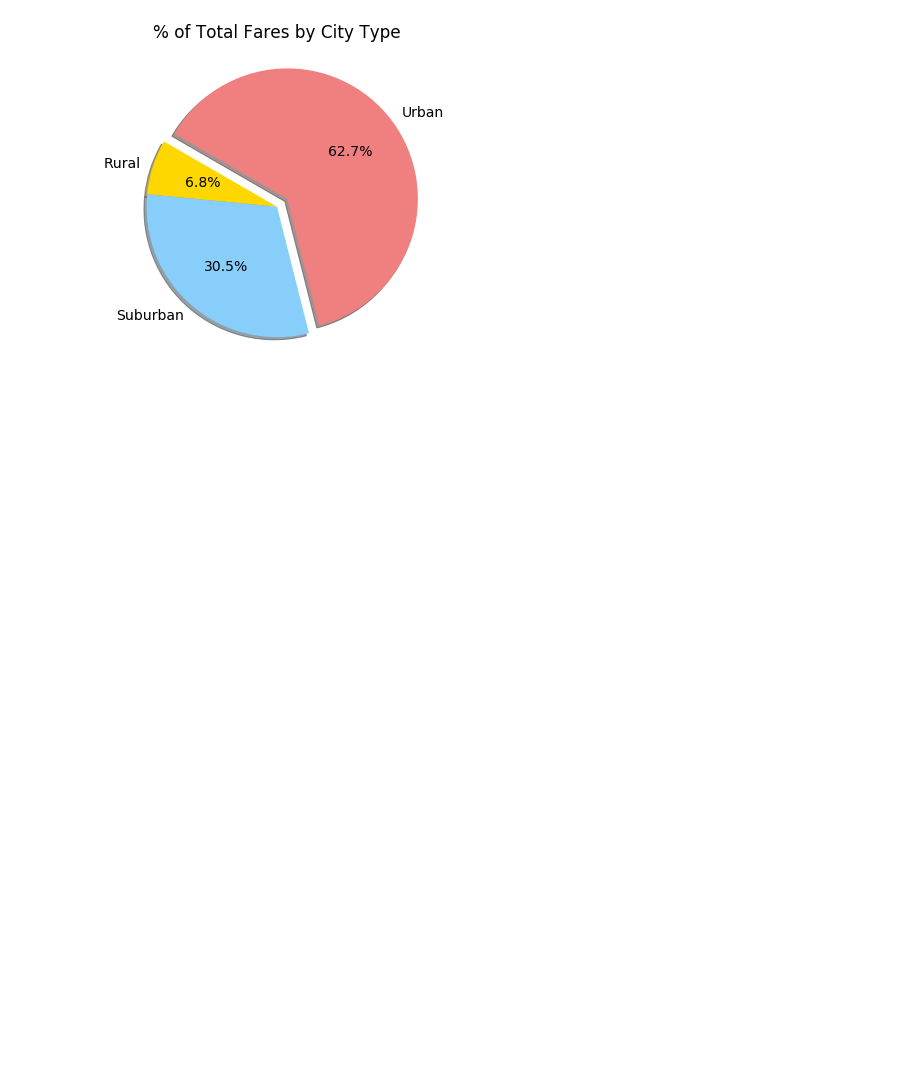
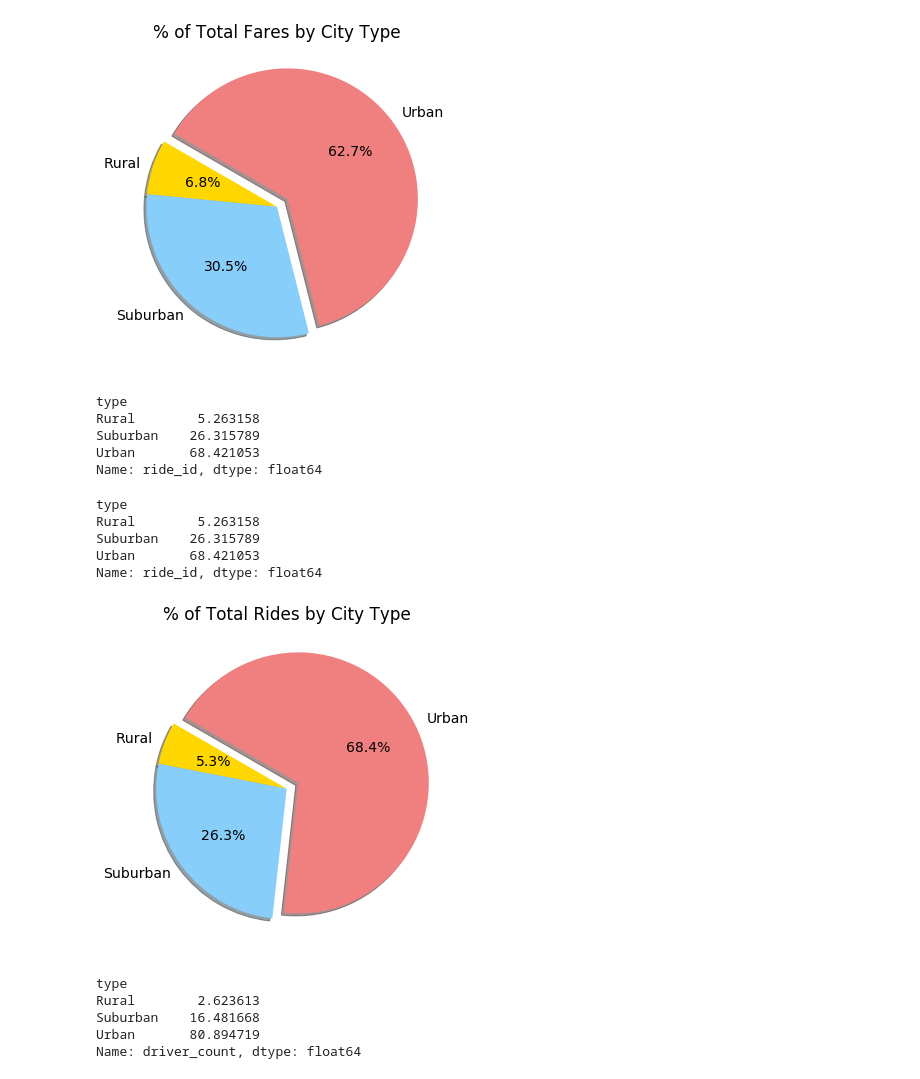
Before and after one commit to chrissycho/PyBer_Analysis, a Jupyter notebook: PyBer.ipynb, the cells around one changed output. Saved outputs shown, nothing was run; the diff lists cells and outputs as text; code cells hidden in the pictures; blank space fills up the shorter version.

Commit message:
Pie Charts

```diff
--- a/PyBer.ipynb
+++ b/PyBer.ipynb
@@ -1003,0 +1000,59 @@ plt.show()
+# %%
+# Build the percentage of total rides by city type pie chart.
+# 1. Get the total number of rides for each city type.
+total_number_rides_by_type= pyber_data_df.groupby(["type"]).count()["ride_id"]
+total_number_rides_by_type
+# 2. Get the total rides for all the city types.
+total_rides=pyber_data_df["ride_id"].count()
+# 3.Calculate the percentage of rides for each city type.
+ride_percents = 100 * pyber_data_df.groupby(["type"]).count()["ride_id"] / pyber_data_df["ride_id"].count()
+ride_percents
+# %% [output]
+type
+Rural        5.263158
+Suburban    26.315789
+Urban       68.421053
+Name: ride_id, dtype: float64
+# %%
+#OR this way
+ride_percent=100 * total_number_rides_by_type/total_rides
+ride_percent
+# %% [output]
+type
+Rural        5.263158
+Suburban    26.315789
+Urban       68.421053
+Name: ride_id, dtype: float64
+# %%
+# Build percentage of rides by city type pie chart.
+plt.subplots(figsize=(10, 6))
+plt.pie(ride_percents,
+    labels=["Rural", "Suburban", "Urban"],
+    colors=["gold", "lightskyblue", "lightcoral"],
+    explode=[0, 0, 0.1],
+    autopct='%1.1f%%',
+    shadow=True, startangle=150)
+plt.title("% of Total Rides by City Type")
+# Change the default font size from 10 to 14.
+mpl.rcParams['font.size'] = 14
+# Save Figure
+plt.savefig("analysis/Fig6.png")
+# Show Figure
+plt.show()
+# %% [output]
+[figure, added]
+# %%
+# Build the percentage of drivers by city type pie chart.
+# 1. Get the total number of drivers for each city type.
+city_data_df.groupby(["type"]).sum()["driver_count"]
+# 2. Get the total drivers for all the city types.
+city_data_df["driver_count"].sum()
+# 3.Calculate the percentage of drivers for each city type.
+driver_percentage = 100 * city_data_df.groupby(["type"]).sum()["driver_count"] / city_data_df["driver_count"].sum()
+driver_percentage
+# %% [output]
+type
+Rural        2.623613
+Suburban    16.481668
+Urban       80.894719
+Name: driver_count, dtype: float64
```
Also changed, not shown: parts of 3 cells of this notebook, 2 other files.
